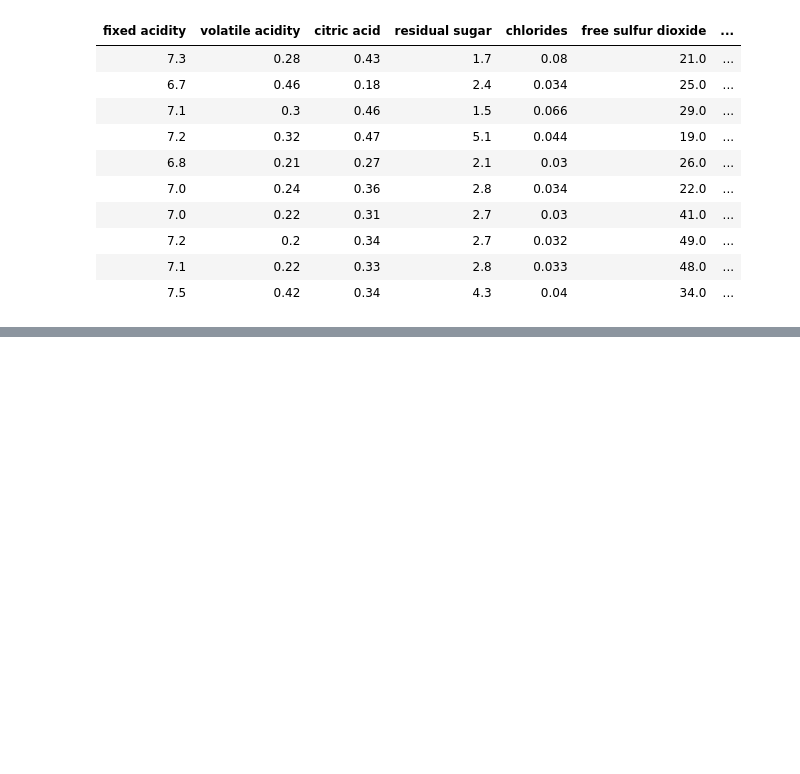
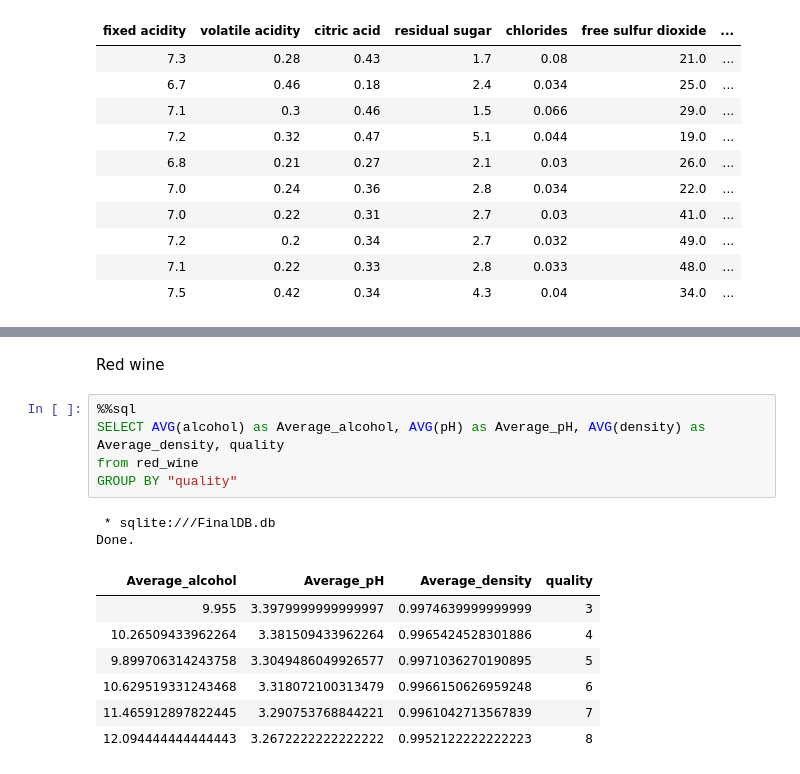
Before and after one commit to CalinP1/SQL_sandbox, a Jupyter notebook: project.ipynb, the cells around one changed output, grey strips where cells are left out. Drawn from its saved outputs; the diff is of its cells as text; blank space fills up the shorter version.

```diff
--- a/project.ipynb
+++ b/project.ipynb
@@ -138,0 +173,17 @@ Done.
+# %% [markdown]
+Red wine
+# %%
+%%sql
+SELECT AVG(alcohol) as Average_alcohol, AVG(pH) as Average_pH, AVG(density) as Average_density, quality
+from red_wine
+GROUP BY "quality"
+# %% [output]
+ * sqlite:///FinalDB.db
+Done.
+| Average_alcohol | Average_pH | Average_density | quality |
+| 9.955 | 3.3979999999999997 | 0.9974639999999999 | 3 |
+| 10.26509433962264 | 3.381509433962264 | 0.9965424528301886 | 4 |
+| 9.899706314243758 | 3.3049486049926577 | 0.9971036270190895 | 5 |
+| 10.629519331243468 | 3.318072100313479 | 0.9966150626959248 | 6 |
+| 11.465912897822445 | 3.290753768844221 | 0.9961042713567839 | 7 |
+| 12.094444444444443 | 3.2672222222222222 | 0.9952122222222223 | 8 |
```
Also changed, not shown: parts of 8 cells of this notebook, 1 other file.
